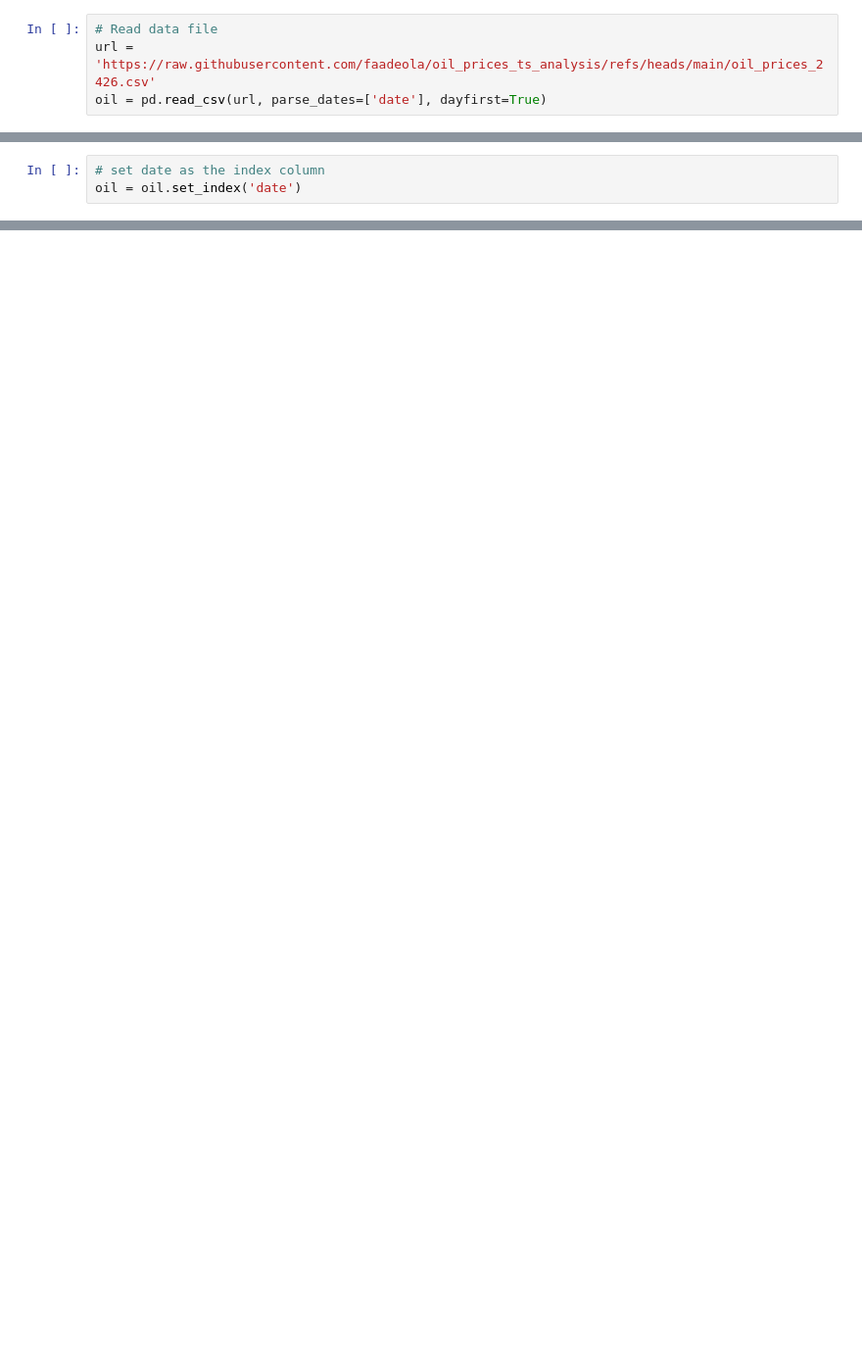
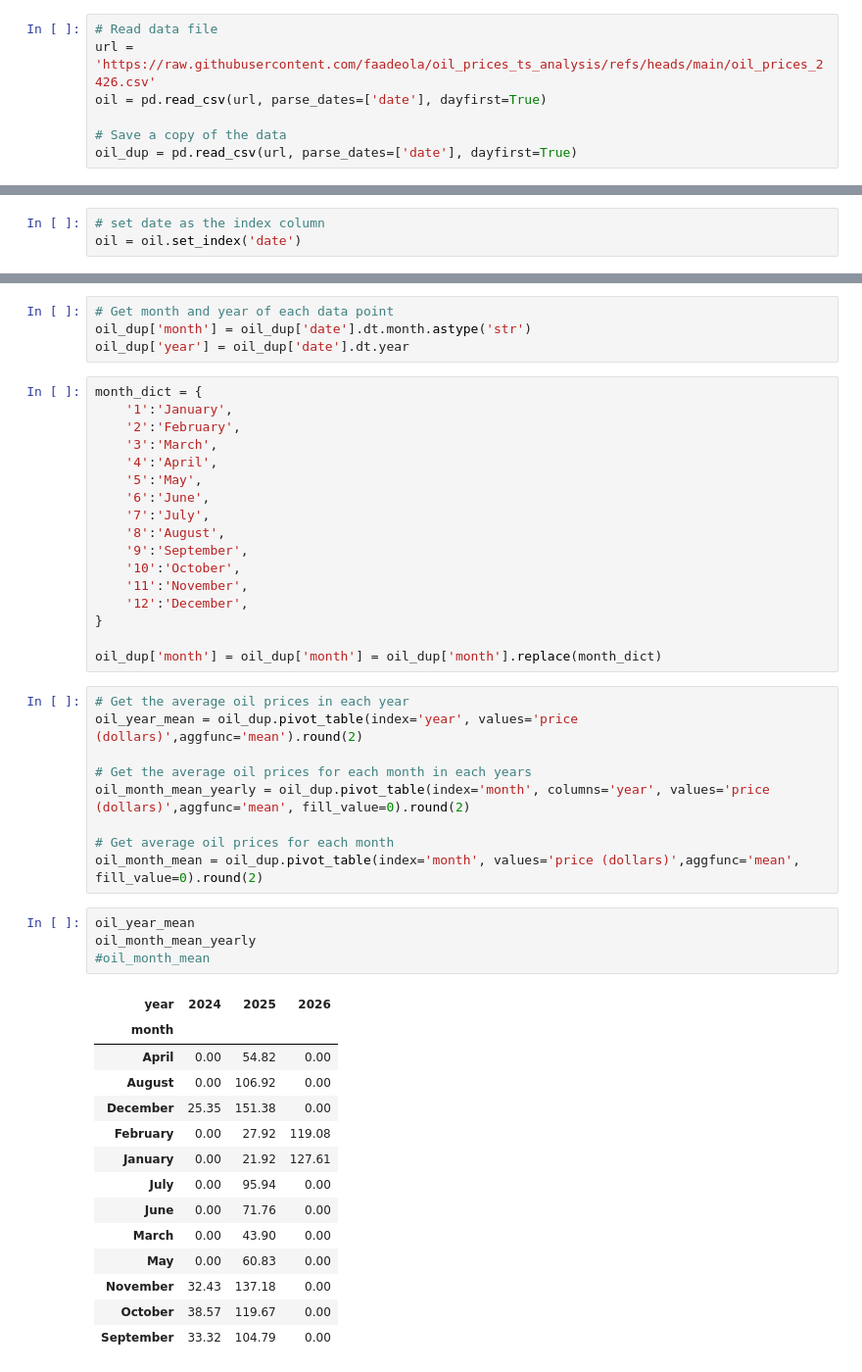
Before and after one commit to faadeola/oil_prices_ts_analysis, a Jupyter notebook: oil_prices_ts_analysis.ipynb, the cells around one changed output, grey strips where cells are left out. Shown at 98% size. Drawn from its saved outputs; the diff is of its cells as text; blank space fills up the shorter version.

```diff
--- a/oil_prices_ts_analysis.ipynb
+++ b/oil_prices_ts_analysis.ipynb
@@ -15,6 +15,9 @@ plt.rcParams['figure.figsize'] = (10, 7.5)
 # Read data file
 url = 'https://raw.githubusercontent.com/faadeola/oil_prices_ts_analysis/refs/heads/main/oil_prices_2426.csv'
 oil = pd.read_csv(url, parse_dates=['date'], dayfirst=True)
+
+# Save a copy of the data
+oil_dup = pd.read_csv(url, parse_dates=['date'], dayfirst=True)
 # %%
 # display sample of data
 oil.sample(10)
@@ -65,0 +79,49 @@ oil = oil.set_index('date')
+# %%
+# Get month and year of each data point
+oil_dup['month'] = oil_dup['date'].dt.month.astype('str')
+oil_dup['year'] = oil_dup['date'].dt.year
+# %%
+month_dict = {
+    '1':'January',
+    '2':'February',
+    '3':'March',
+    '4':'April',
+    '5':'May',
+    '6':'June',
+    '7':'July',
+    '8':'August',
+    '9':'September',
+    '10':'October',
+    '11':'November',
+    '12':'December',
+}
+
+oil_dup['month'] = oil_dup['month'] = oil_dup['month'].replace(month_dict)
+# %%
+# Get the average oil prices in each year
+oil_year_mean = oil_dup.pivot_table(index='year', values='price (dollars)',aggfunc='mean').round(2)
+
+# Get the average oil prices for each month in each years
+oil_month_mean_yearly = oil_dup.pivot_table(index='month', columns='year', values='price (dollars)',aggfunc='mean', fill_value=0).round(2)
+
+# Get average oil prices for each month
+oil_month_mean = oil_dup.pivot_table(index='month', values='price (dollars)',aggfunc='mean', fill_value=0).round(2)
+# %%
+oil_year_mean
+oil_month_mean_yearly
+#oil_month_mean
+# %% [output]
+| year | 2024 | 2025 | 2026 |
+| month |  |  |  |
+| April | 0.00 | 54.82 | 0.00 |
+| August | 0.00 | 106.92 | 0.00 |
+| December | 25.35 | 151.38 | 0.00 |
+| February | 0.00 | 27.92 | 119.08 |
+| January | 0.00 | 21.92 | 127.61 |
+| July | 0.00 | 95.94 | 0.00 |
+| June | 0.00 | 71.76 | 0.00 |
+| March | 0.00 | 43.90 | 0.00 |
+| May | 0.00 | 60.83 | 0.00 |
+| November | 32.43 | 137.18 | 0.00 |
+| October | 38.57 | 119.67 | 0.00 |
+| September | 33.32 | 104.79 | 0.00 |
```
Also changed, not shown: parts of 4 cells of this notebook.
